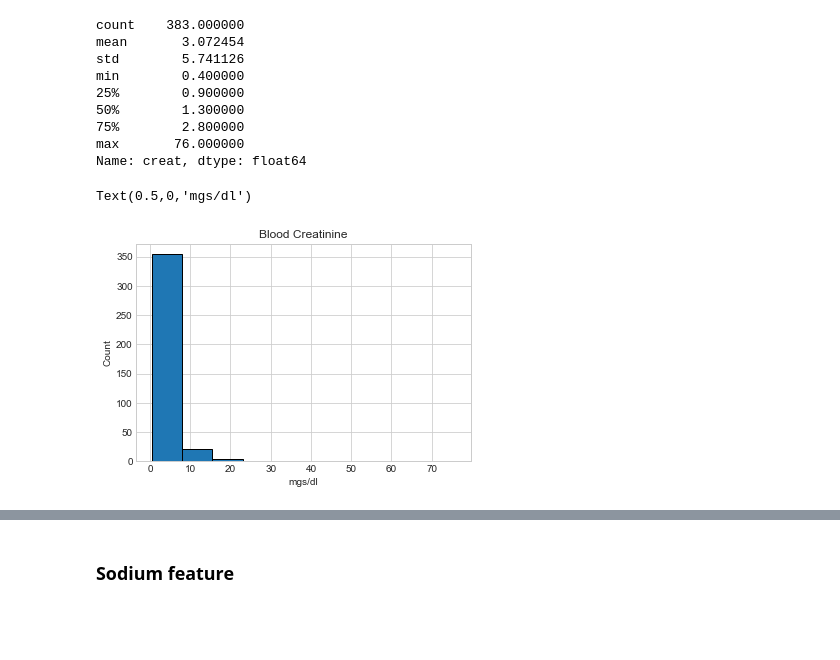
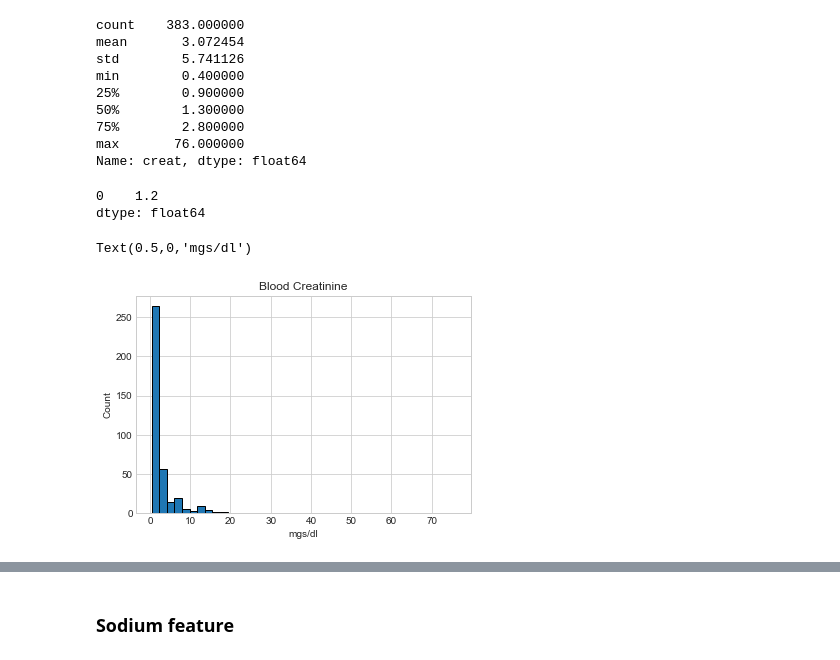
Before and after one commit to mmerc/MSDS696_X70_Data-Science-Practicum-II, a Jupyter notebook: Practicum2Project.ipynb, the cells around one changed output, grey strips where cells are left out. Saved outputs shown, nothing was run; the diff lists cells and outputs as text; code cells hidden in the pictures; blank space fills up the shorter version.

```diff
--- a/Practicum2Project.ipynb
+++ b/Practicum2Project.ipynb
@@ -592,12 +592,17 @@ min        0.400000
 75%        2.800000
 max       76.000000
 Name: creat, dtype: float64
+# %%
+df.creat.mode()
+# %% [output]
+0    1.2
+dtype: float64
 # %%
 # code compiled from ngoldbaum (2017)
-df.hist(column='creat', histtype='bar', ec='black')
+df.hist(column='creat', histtype='bar', ec='black', bins = 40)
 plt.title('Blood Creatinine')
 plt.ylabel ('Count')
 plt.xlabel ('mgs/dl')
 # %% [output]
 Text(0.5,0,'mgs/dl')
-[figure, old version]
+[figure, new version]
```
Also changed, not shown: parts of 6 cells of this notebook.
